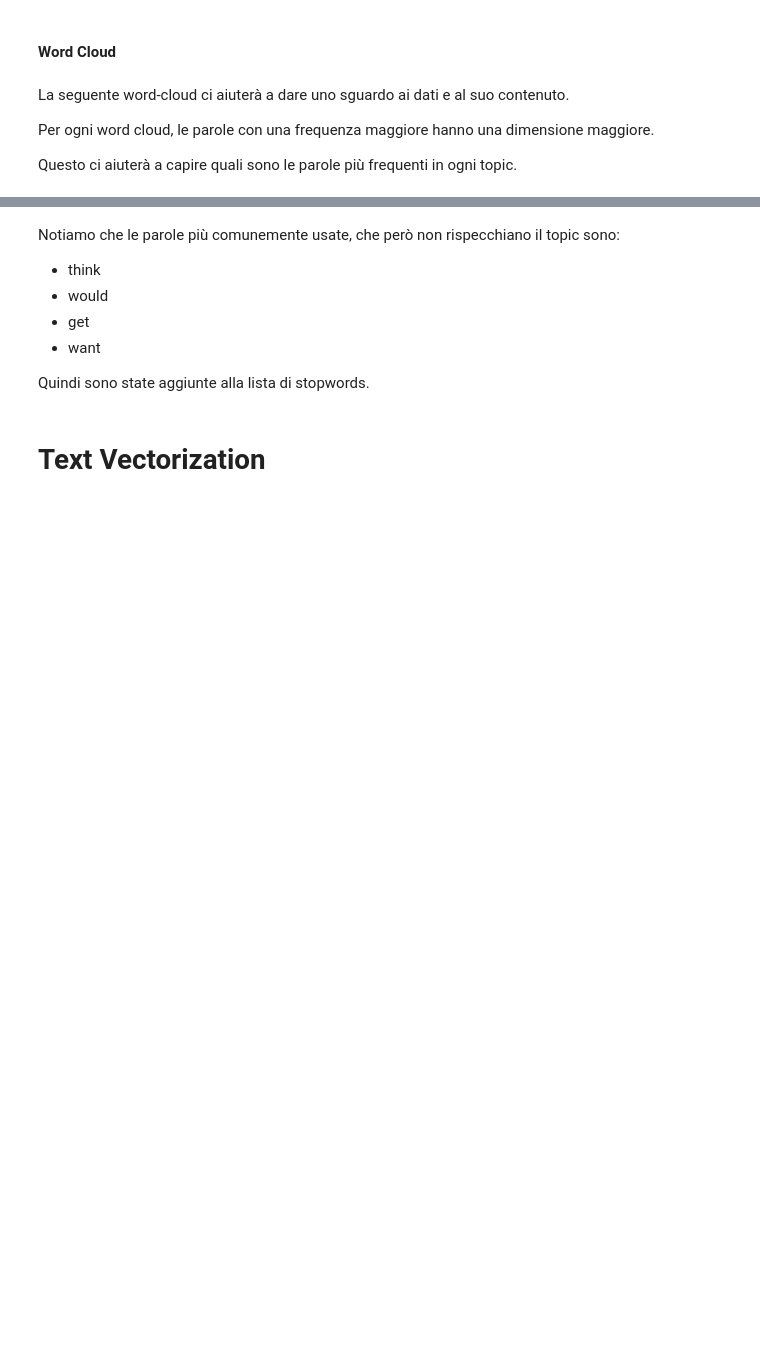
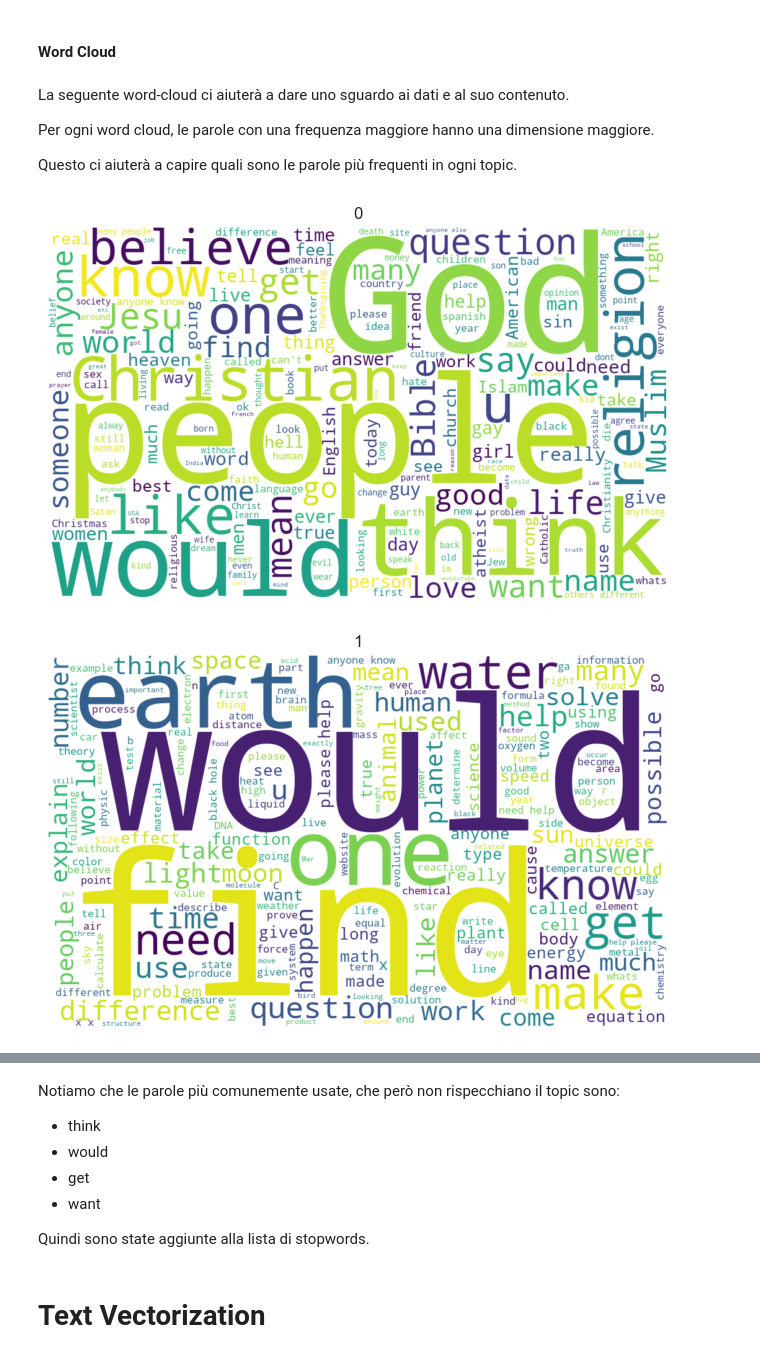
Before and after one commit to Giacomix02/Linux-day-2025, a Jupyter notebook: src/Notebooks/machine learning.ipynb, the cells around one changed output, grey strips where cells are left out. Drawn from its saved outputs; the diff is of its cells as text; code cells hidden in the pictures; blank space fills up the shorter version.

```diff
--- a/src/Notebooks/machine learning.ipynb
+++ b/src/Notebooks/machine learning.ipynb
@@ -253,7 +257,7 @@ nltk.download('wordnet')
 
 en_stop_words = list(set(stopwords.words("english")))
 # %%
-categories_text_df = dfTrain.groupby(by="topic").agg({"question_content": " ".join}).reset_index()
+categories_text_df = dfTrain.groupby(by="topic").agg({"question_title": " ".join}).reset_index()
 # %%
 def plot_word_cloud(category_name, category_text):
     plt.subplots(figsize=(8, 8))
@@ -267,4 +271,7 @@ def plot_word_cloud(category_name, category_text):
     plt.show()
 # %%
 for idx, row in categories_text_df.iterrows():
-    plot_word_cloud(row["topic"], row["question_content"])
+    plot_word_cloud(row["topic"], row["question_title"])
+# %% [output]
+[figure, added]
+[figure, added]
```
Also changed, not shown: parts of 10 cells of this notebook, 1 other file.
